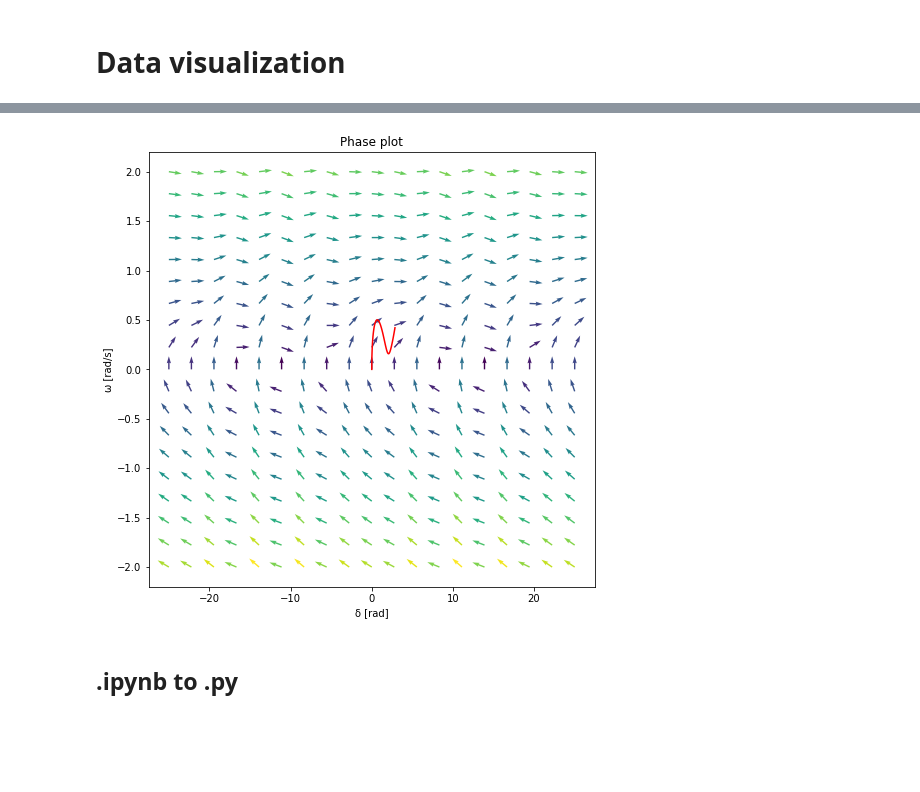
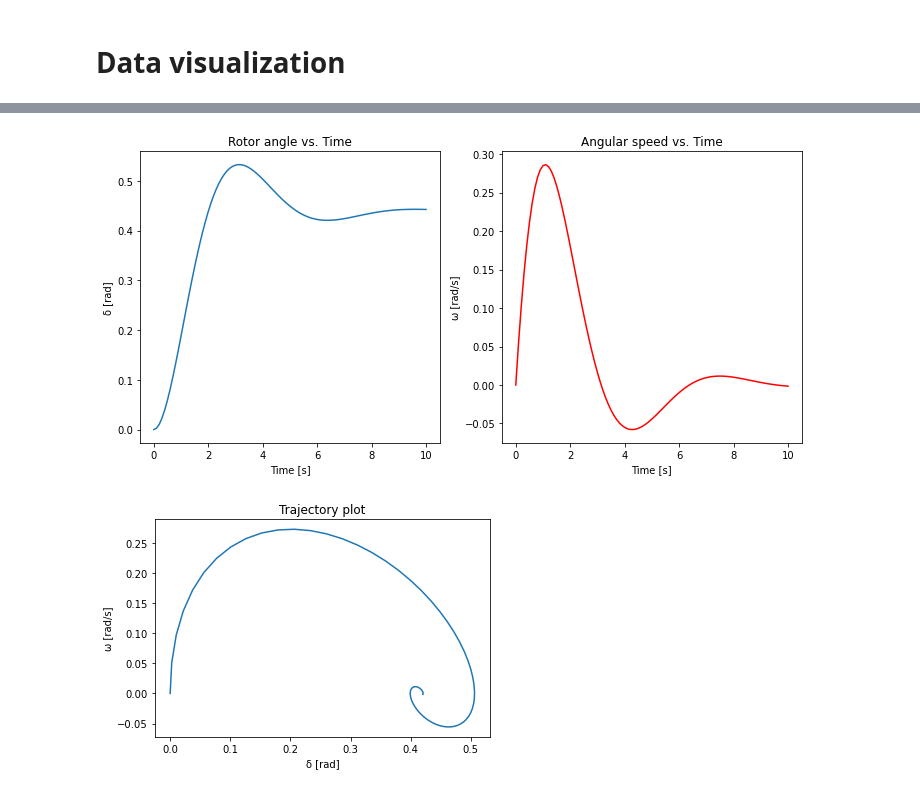
Before and after one commit to jmontalvo94/ml4ps, a Jupyter notebook: data/data.ipynb, the cells around one changed output, grey strips where cells are left out. Drawn from its saved outputs; the diff is of its cells as text; code cells hidden in the pictures; blank space fills up the shorter version.

```diff
--- a/data/data.ipynb
+++ b/data/data.ipynb
@@ -209,0 +497,2 @@ print(sol[-10:])
+# %%
+X_u, X_f, y_delta, y_omega = create_dataset(data_params)
@@ -210,13 +560,2 @@ print(sol[-10:])
 # %% [markdown]
 # Data visualization
-# %%
-def plot_sol(sol):
-    fig, (ax1, ax2) = plt.subplots(2, figsize=(10, 10))
-    t = np.linspace(t_min, t_max, n_data)
-    ax1.plot(t, sol[:,0])
-    ax1.set_title("Angle vs. Time")
-    ax1.set(xlabel="Time [s]", ylabel="δ [rad]")
-    ax2.plot(t, sol[:,1], 'r')
-    ax2.set_title("Angular speed vs. Time")
-    ax2.set(xlabel="Time [s]", ylabel="ω [rad/s]")
-    plt.tight_layout()
@@ -235,32 +561,0 @@ Text(0, 0.5, 'ω [rad/s]')
-# %%
-delta = np.linspace(-25, 25, 19)
-omega = np.linspace(-2, 2, 19)
-dlt, omg  = np.meshgrid(delta, omega)
-
-u, v = np.zeros(dlt.shape), np.zeros(omg.shape)
-
-n_i, n_j = dlt.shape
-
-for i in range(n_i):
-    for j in range(n_j):
-        x = dlt[i, j]
-        y = omg[i, j]
-        sol_v = ode_rhs(1, np.array([x, y]), n_bus, m, d, B, power)
-        u[i,j] = sol_v[0]
-        v[i,j] = sol_v[1]
-
-M = (np.hypot(u, v)) # get length of vector
-M[ M == 0] = 1. # avoid zero division errors
-u /= M # normalize
-v /= M # normalize
-
-fig, ax = plt.subplots(1, figsize=(8, 8))
-ax.quiver(dlt, omg, u, v, M)
-ax.plot(sol[:,0], sol[:,1], 'r')
-ax.set_title("Phase plot")
-ax.set(xlabel="δ [rad]", ylabel="ω [rad/s]")
-fig.show()
-# %% [output]
-[figure, removed]
-# %% [markdown]
-## .ipynb to .py
@@ -269,0 +562,11 @@ fig.show()
+# %%
+# Select trajectory to plot
+idx = 5
+# %%
+plot_sol(y_delta, y_omega, idx)
+# %% [output]
+[figure, added]
+# %%
+plot_trajectory(y_delta, y_omega, 1)
+# %% [output]
+[figure, added]
```
Also changed, not shown: parts of 20 cells of this notebook, 12 other files.
